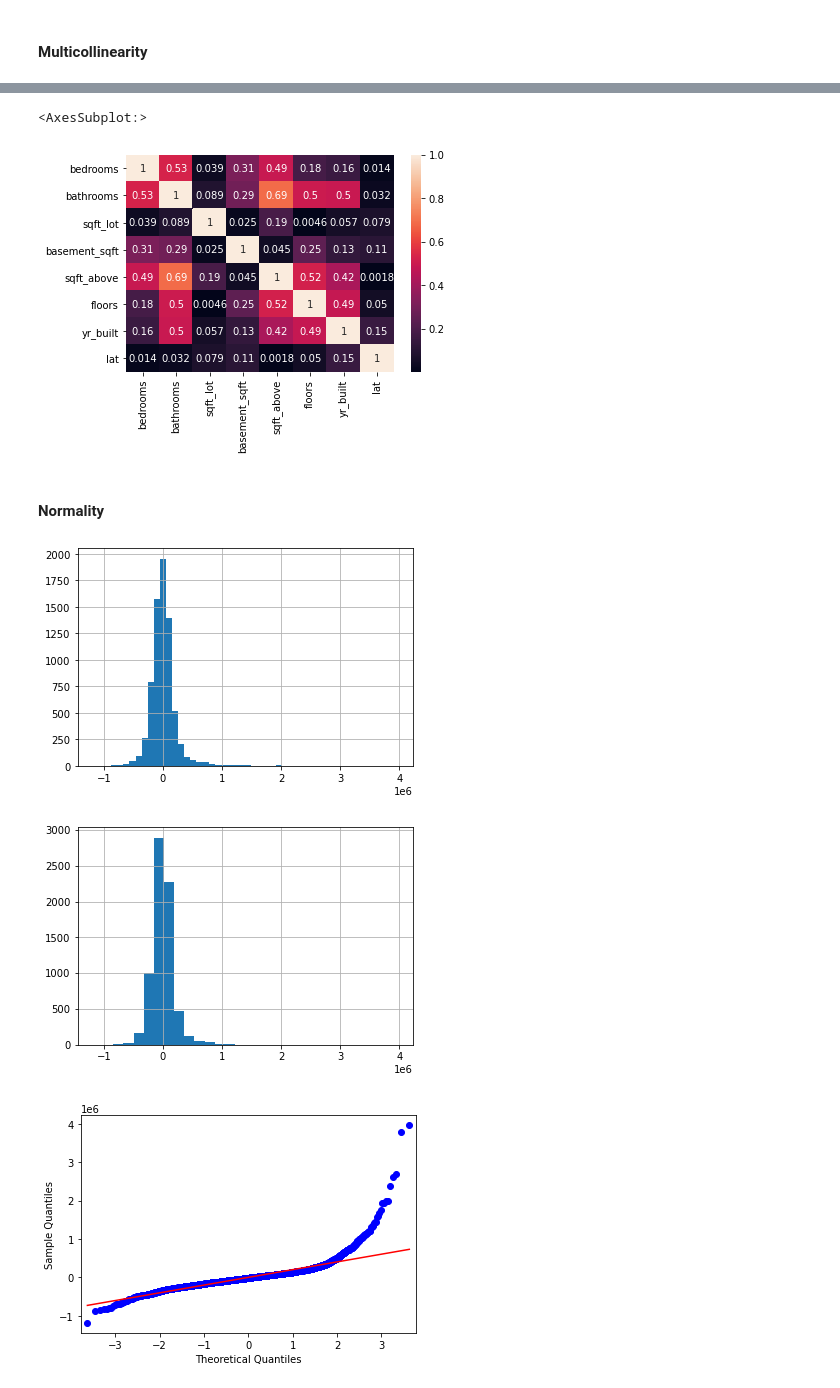
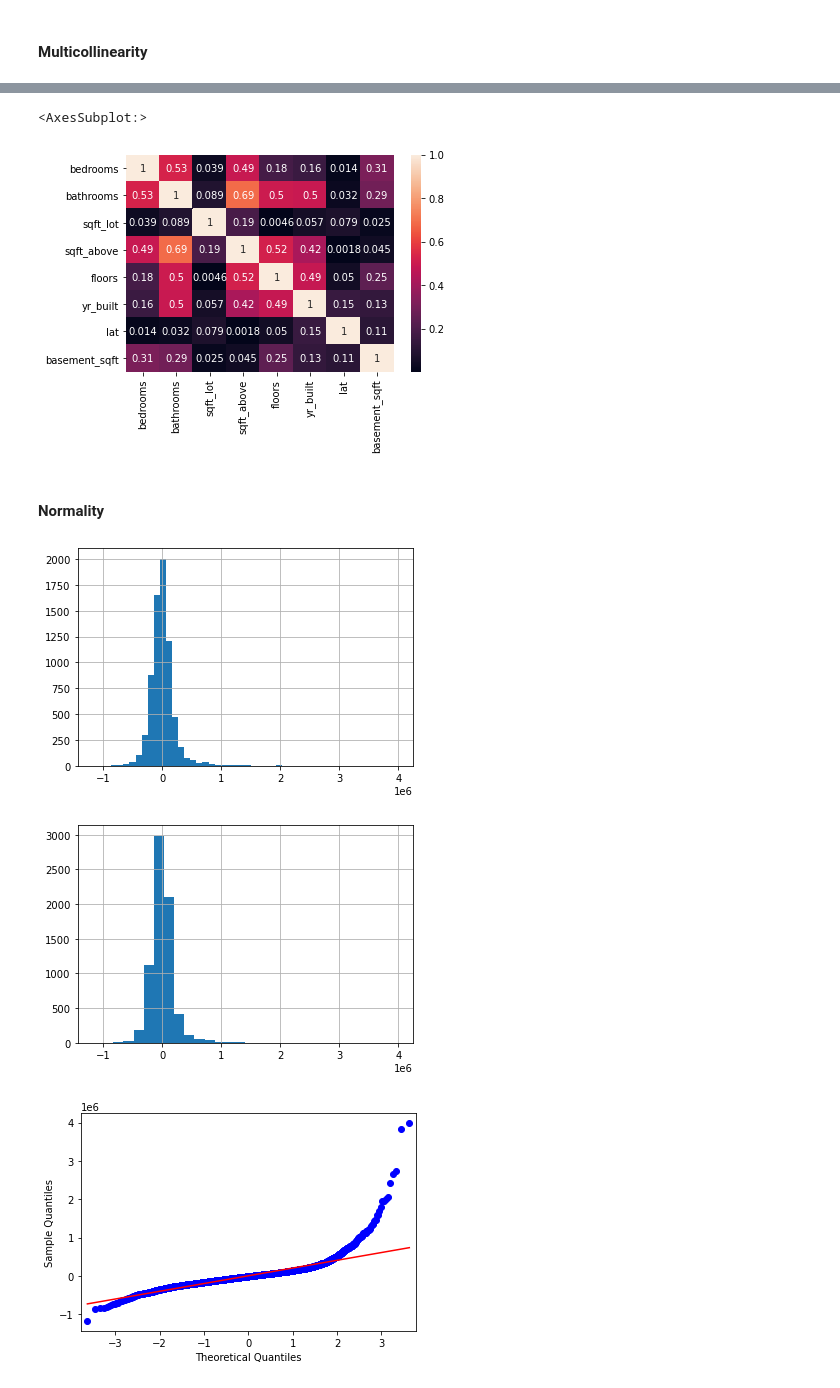
Before and after one commit to ImaniT12/House-data-project, a Jupyter notebook: Notebooks/Imani.ipynb, the cells around one changed output, grey strips where cells are left out. Cells and saved outputs as stored; diff of their text form; code cells hidden in the pictures.

```diff
--- a/Notebooks/Imani.ipynb
+++ b/Notebooks/Imani.ipynb
@@ -19,8 +19,6 @@ df.head()
 | 3 | 2487200875 | 2014-12-09 | 604000.0 | 4 | 3.00 | 1960 | 5000 | 1.0 | NO | NONE | ... |
 | 4 | 1954400510 | 2015-02-18 | 510000.0 | 3 | 2.00 | 1680 | 8080 | 1.0 | NO | NONE | ... |
 5 rows × 21 columns
-# %%
-df['basement_sqft'] = df['sqft_living'] - df['sqft_above']
 # %%
 df[['sqft_living', 'sqft_above']]
 # %% [output]
@@ -46,5 +44,5 @@ df.head(1)
 # %%
-df_f = df[['price', 'bedrooms', 'bathrooms','sqft_living','sqft_lot','basement_sqft','sqft_above' ,'floors'
+df_f = df[['price', 'bedrooms', 'bathrooms','sqft_living','sqft_lot','sqft_above' ,'floors'
            ,'yr_built', 'lat', 'long']]
 df_f.head()
 # %% [output]
@@ -56,0 +55,2 @@ df_f.head()
+# %%
+df_f['basement_sqft'] = df['sqft_living'] - df['sqft_above']
@@ -176,0 +262,3 @@ Name: yr_built, Length: 116, dtype: int64
+# %%
+df_f['age'] = 2015 - df['yr_built']
+df_f['age']
@@ -1087,15 +1212,15 @@ X4_train.corr()
 sns.heatmap(abs(X4_train.corr()),annot=True)
 # %% [output]
 <AxesSubplot:>
-[figure, old version]
+[figure, new version]
 # %% [markdown]
 #### Normality
 # %%
-residuals.hist(bins=50);
+residuals4.hist(bins=50);
 # %% [output]
-[figure, old version]
+[figure, new version]
 # %%
-residuals[abs(residuals) > 1].hist(bins=30);
+residuals4[abs(residuals4) > 1].hist(bins=30);
 # %% [output]
-[figure, old version]
+[figure, new version]
 # %%
```
Also changed, not shown: parts of 84 cells of this notebook, 1 other file.
